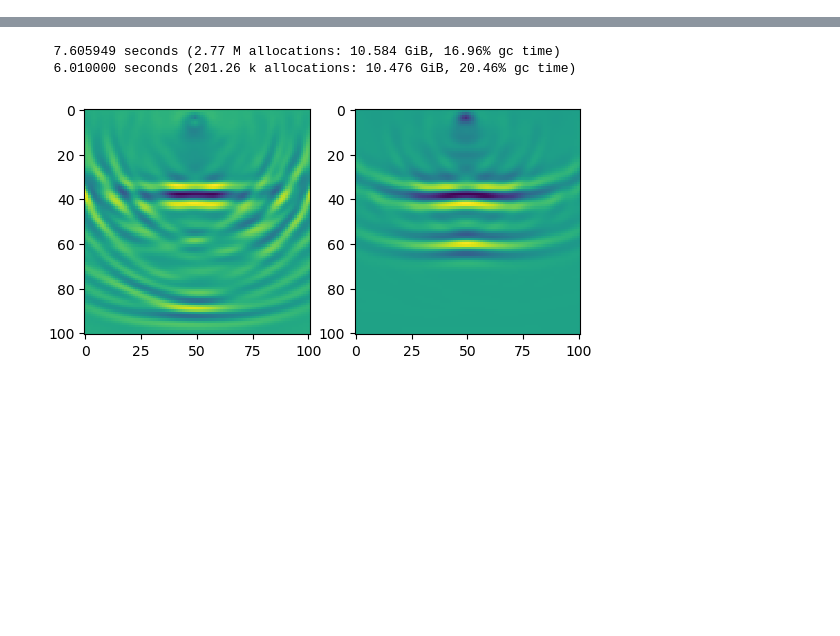
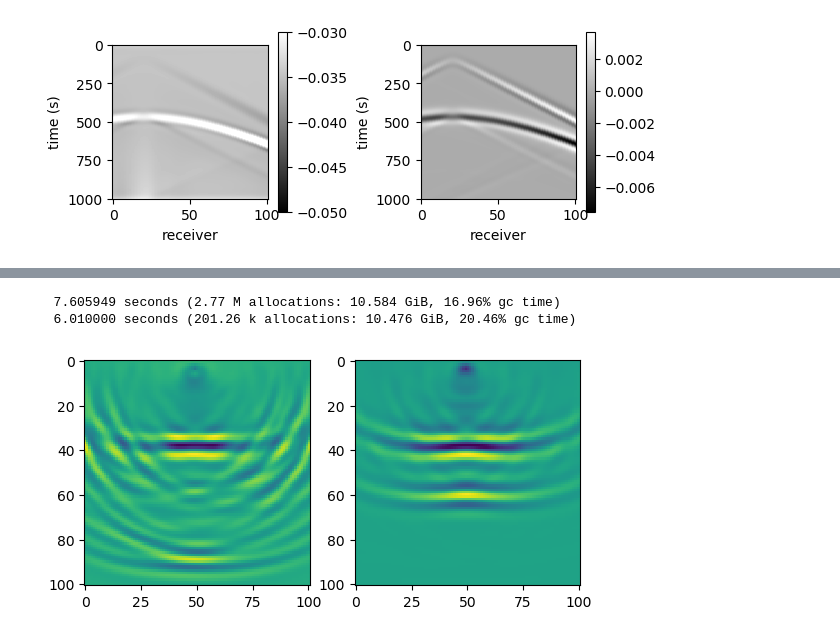
Before and after one commit to zzar43/Sinkhorn_code, a Jupyter notebook: demo_FWI_1.ipynb, the cells around one changed output, grey strips where cells are left out. Cells and saved outputs as stored; diff of their text form; code cells hidden in the pictures; blank space fills up the shorter version.

```diff
--- a/demo_FWI_1.ipynb
+++ b/demo_FWI_1.ipynb
@@ -80,0 +113,10 @@ tight_layout()
+# %%
+figure;
+r_axis = 0:21
+subplot(121); imshow(adj_s[:,:,3],cmap=ColorMap("gray"), aspect=0.1); colorbar(shrink=0.4); clim([-0.05, -0.03])
+xlabel("receiver"); ylabel("time (s)")
+subplot(122); imshow(data0[:,:,3]-data[:,:,3],cmap=ColorMap("gray"), aspect=0.1); colorbar(shrink=0.4);
+xlabel("receiver"); ylabel("time (s)")
+tight_layout()
+# %% [output]
+[figure, added]
```
Also changed, not shown: parts of 13 cells of this notebook, 2 other files.
